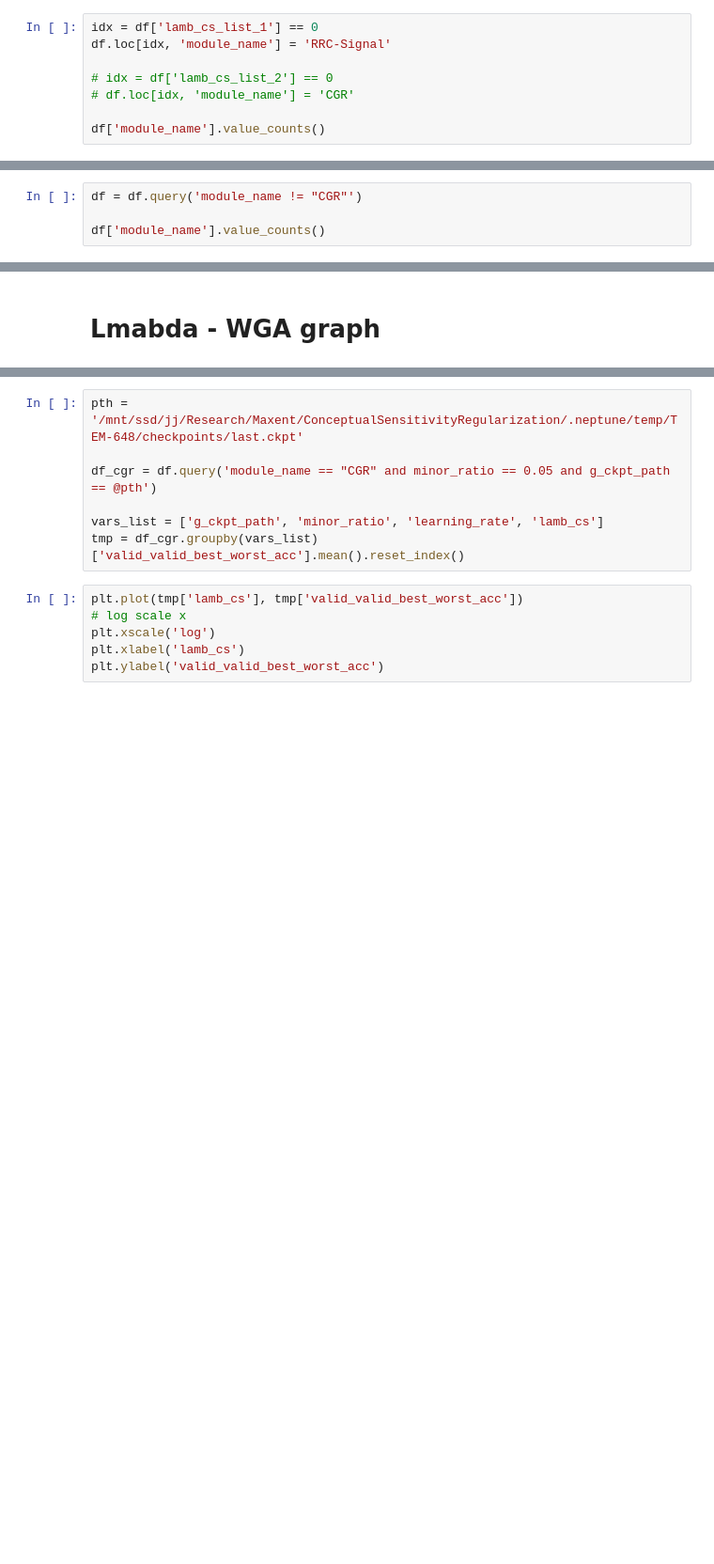
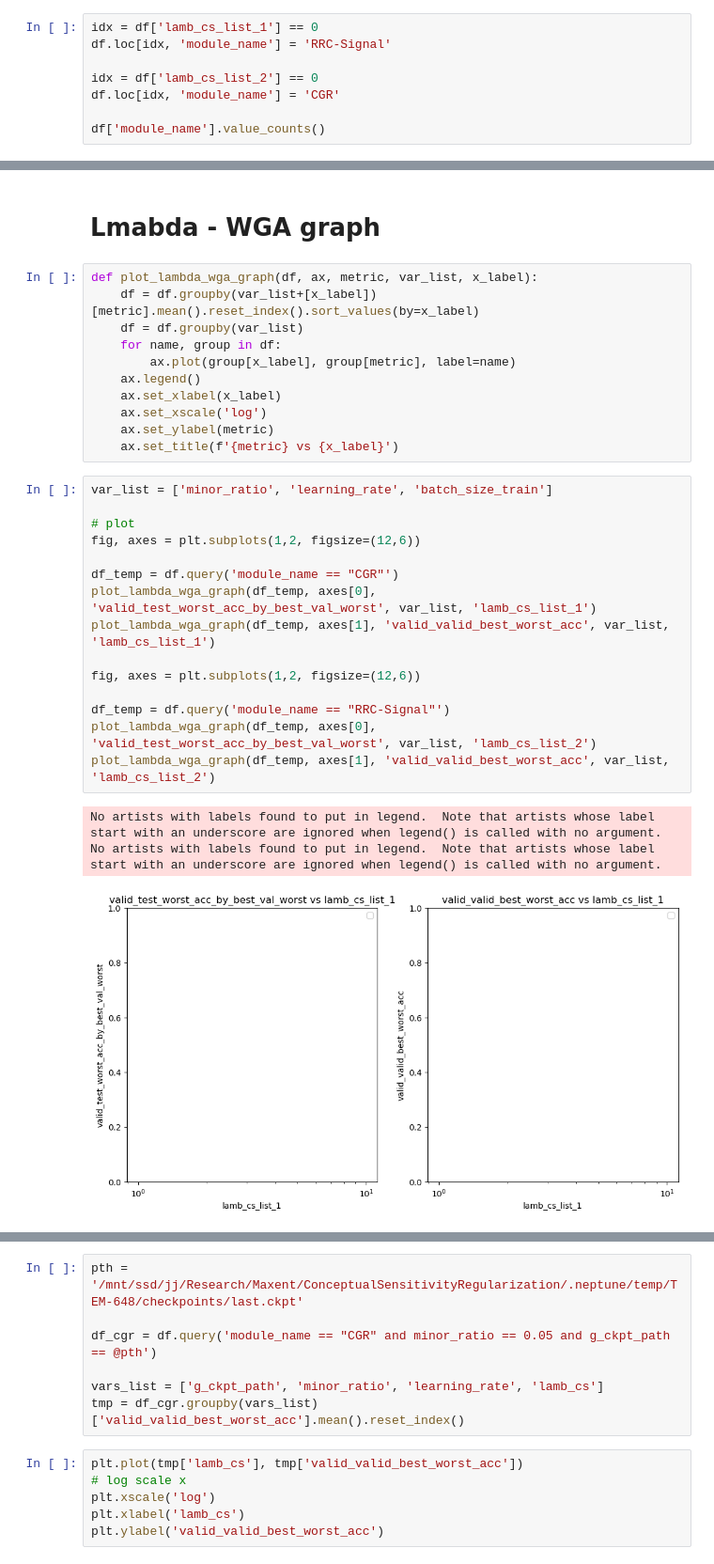
Before and after one commit to joshua840/ConceptualSensitivityRegularization, a Jupyter notebook: notebooks/results_viewer_wca/Waterbirds_summary_240520.ipynb, the cells around one changed output, grey strips where cells are left out. Shown: that part at 94% size. Drawn from its saved outputs; the diff is of its cells as text; blank space fills up the shorter version.

```diff
--- a/notebooks/results_viewer_wca/Waterbirds_summary_240520.ipynb
+++ b/notebooks/results_viewer_wca/Waterbirds_summary_240520.ipynb
@@ -50,7 +65,7 @@ df = df.drop(columns=['lamb_cs_list'])
 idx = df['lamb_cs_list_1'] == 0
 df.loc[idx, 'module_name'] = 'RRC-Signal'
 
-# idx = df['lamb_cs_list_2'] == 0
-# df.loc[idx, 'module_name'] = 'CGR'
+idx = df['lamb_cs_list_2'] == 0
+df.loc[idx, 'module_name'] = 'CGR'
 
 df['module_name'].value_counts()
@@ -57,7 +78,3 @@ df['module_name'].value_counts()
-# %%
-df = df.query('module_name != "CGR"')
-
-df['module_name'].value_counts()
 # %%
 import os
 
@@ -180,2 +222,32 @@ plt.show()
 # %% [markdown]
 # Lmabda - WGA graph
+# %%
+def plot_lambda_wga_graph(df, ax, metric, var_list, x_label):
+    df = df.groupby(var_list+[x_label])[metric].mean().reset_index().sort_values(by=x_label)
+    df = df.groupby(var_list)
+    for name, group in df:
+        ax.plot(group[x_label], group[metric], label=name)
+    ax.legend()
+    ax.set_xlabel(x_label)
+    ax.set_xscale('log')
+    ax.set_ylabel(metric)
+    ax.set_title(f'{metric} vs {x_label}')
+# %%
+var_list = ['minor_ratio', 'learning_rate', 'batch_size_train']
+
+# plot
+fig, axes = plt.subplots(1,2, figsize=(12,6))
+
+df_temp = df.query('module_name == "CGR"')
+plot_lambda_wga_graph(df_temp, axes[0], 'valid_test_worst_acc_by_best_val_worst', var_list, 'lamb_cs_list_1')
+plot_lambda_wga_graph(df_temp, axes[1], 'valid_valid_best_worst_acc', var_list, 'lamb_cs_list_1')
+
+fig, axes = plt.subplots(1,2, figsize=(12,6))
+
+df_temp = df.query('module_name == "RRC-Signal"')
+plot_lambda_wga_graph(df_temp, axes[0], 'valid_test_worst_acc_by_best_val_worst', var_list, 'lamb_cs_list_2')
+plot_lambda_wga_graph(df_temp, axes[1], 'valid_valid_best_worst_acc', var_list, 'lamb_cs_list_2')
+# %% [output]
+No artists with labels found to put in legend.  Note that artists whose label start with an underscore are ignored when legend() is called with no argument.
+No artists with labels found to put in legend.  Note that artists whose label start with an underscore are ignored when legend() is called with no argument.
+[figure, added]
```
Also changed, not shown: parts of 12 cells of this notebook, 5 other files.
